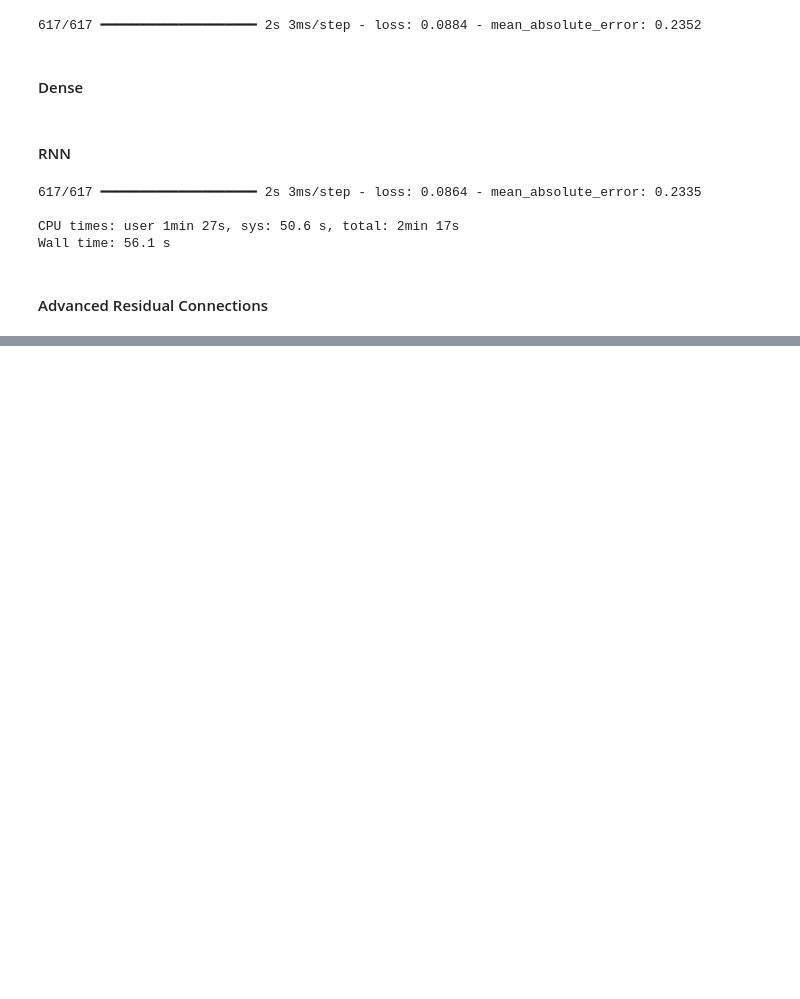
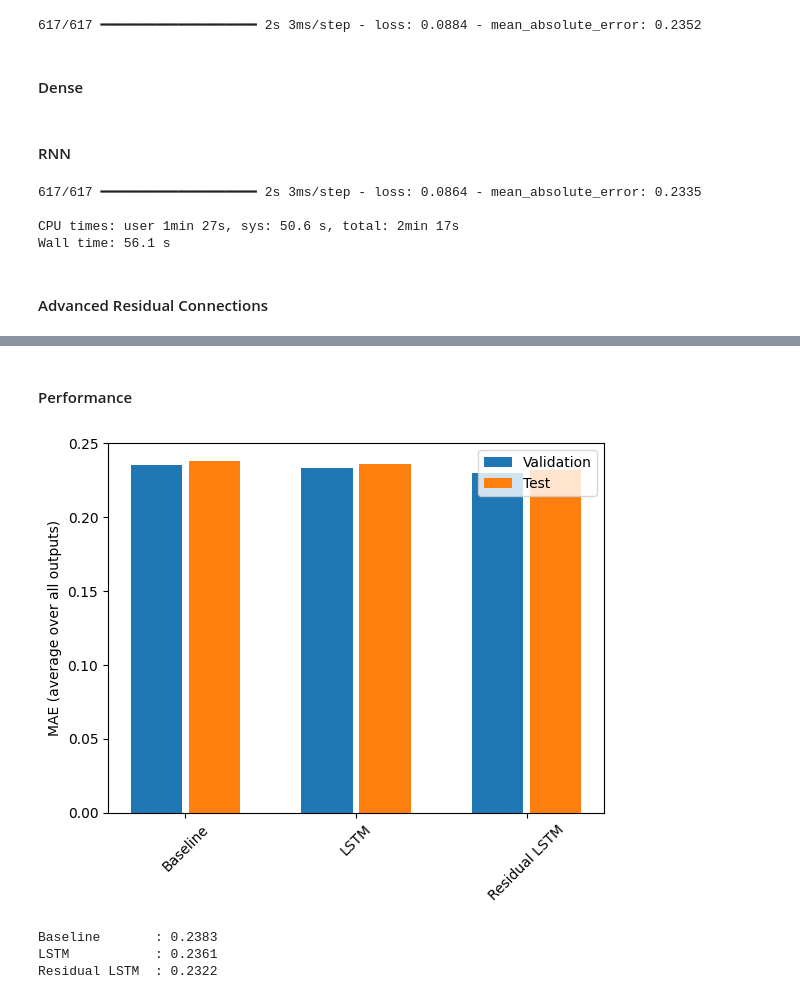
Before and after one commit to efwoods/Neuralink-Compression-Challenge, a Jupyter notebook: analysis/tutorials/neuralink_time_series_forecasting.ipynb, the cells around one changed output, grey strips where cells are left out. Drawn from its saved outputs; the diff is of its cells as text; code cells hidden in the pictures; blank space fills up the shorter version.

```diff
--- a/analysis/tutorials/neuralink_time_series_forecasting.ipynb
+++ b/analysis/tutorials/neuralink_time_series_forecasting.ipynb
@@ -820,0 +824,24 @@ Epoch 1/20
+# %% [markdown]
+#### Performance
+# %%
+x = np.arange(len(performance))
+width = 0.3
+
+metric_name = "mean_absolute_error"
+val_mae = [v[metric_name] for v in val_performance.values()]
+test_mae = [v[metric_name] for v in performance.values()]
+
+plt.bar(x - 0.17, val_mae, width, label="Validation")
+plt.bar(x + 0.17, test_mae, width, label="Test")
+plt.xticks(ticks=x, labels=performance.keys(), rotation=45)
+plt.ylabel("MAE (average over all outputs)")
+_ = plt.legend()
+# %% [output]
+[figure, added]
+# %%
+for name, value in performance.items():
+    print(f"{name:15s}: {value[metric_name]:0.4f}")
+# %% [output]
+Baseline       : 0.2383
+LSTM           : 0.2361
+Residual LSTM  : 0.2322
```
Also changed, not shown: parts of 7 cells of this notebook.
